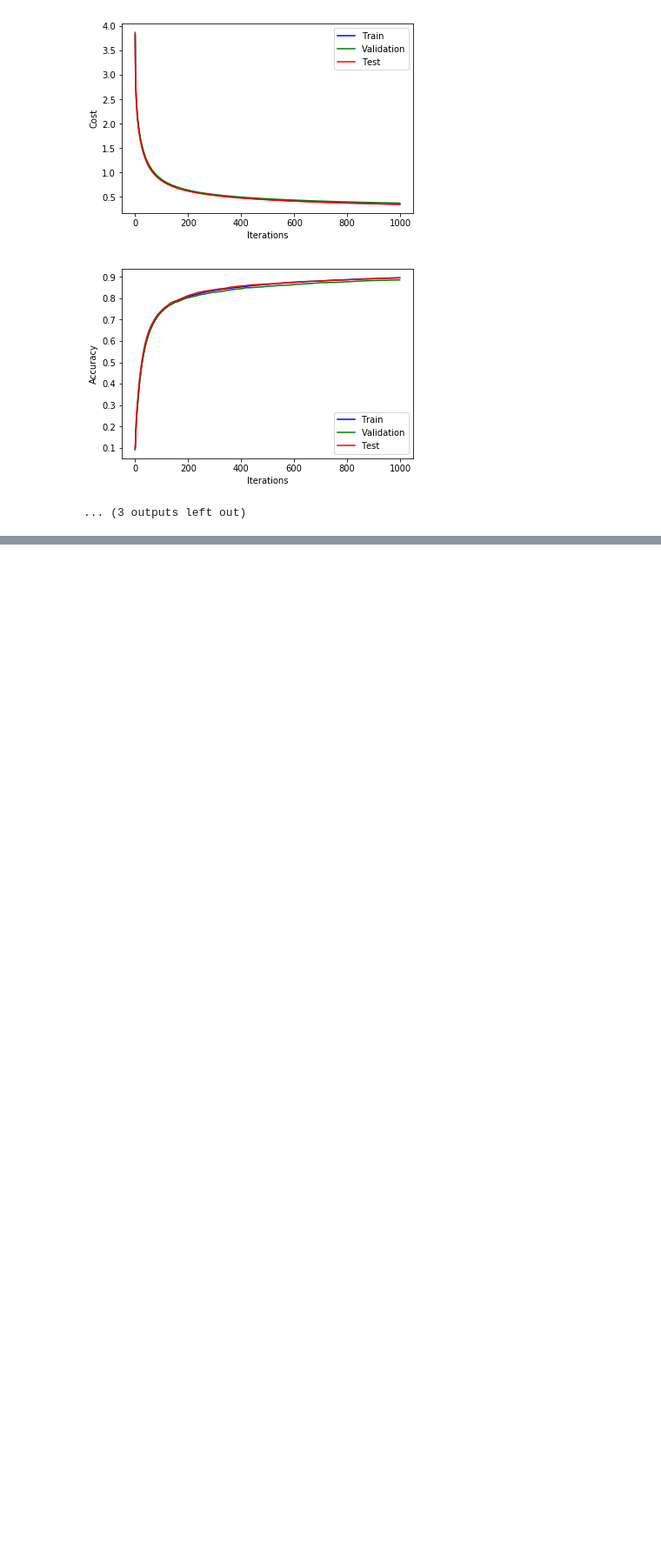
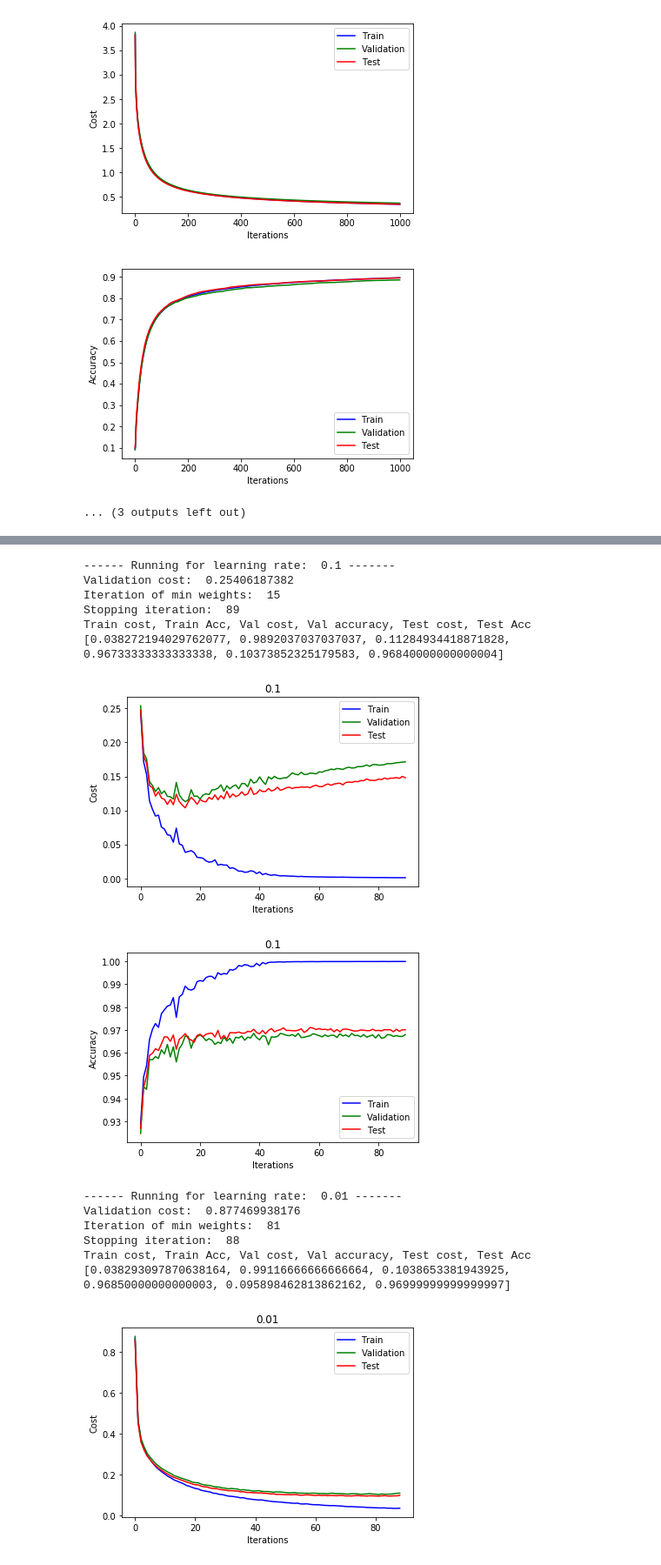
Before and after one commit to divya-pitta/neuralnets253, a Jupyter notebook: HW2_BackPropagation/Classification_OneHiddenLayer.ipynb, the cells around one changed output, grey strips where cells are left out. Shown: that part at 87% size. Saved outputs shown, nothing was run; the diff lists cells and outputs as text; code cells hidden in the pictures; blank space fills up the shorter version.

```diff
--- a/HW2_BackPropagation/Classification_OneHiddenLayer.ipynb
+++ b/HW2_BackPropagation/Classification_OneHiddenLayer.ipynb
@@ -421,0 +634,17 @@ for lR in learningRates:
+# %%
+learningRates = [0.1, 0.01]
+results = twoLayerNeuralNetwork(learningRates, 500, True)
+# %% [output]
+------ Running for learning rate:  0.1 -------
+Validation cost:  0.25406187382
+Iteration of min weights:  15
+Stopping iteration:  89
+Train cost, Train Acc, Val cost, Val accuracy, Test cost, Test Acc [0.038272194029762077, 0.9892037037037037, 0.11284934418871828, 0.96733333333333338, 0.10373852325179583, 0.96840000000000004]
+[figure, added]
+[figure, added]
+------ Running for learning rate:  0.01 -------
+Validation cost:  0.877469938176
+Iteration of min weights:  81
+Stopping iteration:  88
+Train cost, Train Acc, Val cost, Val accuracy, Test cost, Test Acc [0.038293097870638164, 0.99116666666666664, 0.1038653381943925, 0.96850000000000003, 0.095898462813862162, 0.96999999999999997]
+[figure, added]
```
Also changed, not shown: parts of 8 cells of this notebook.
